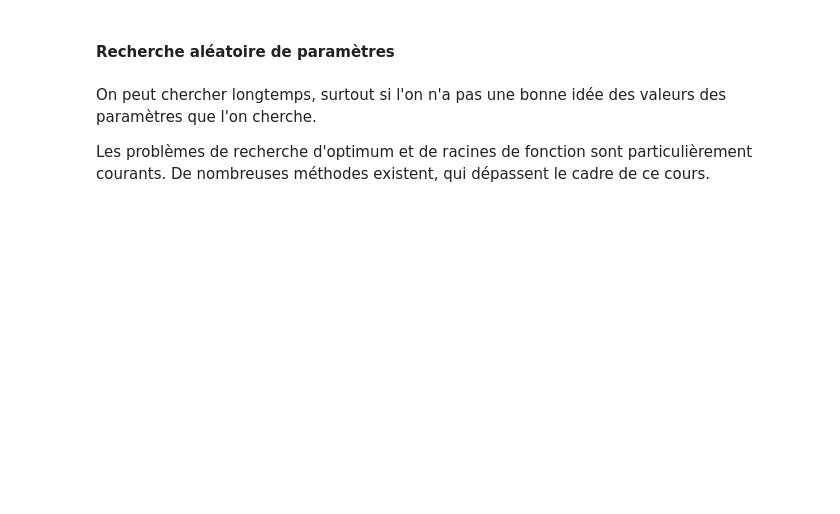
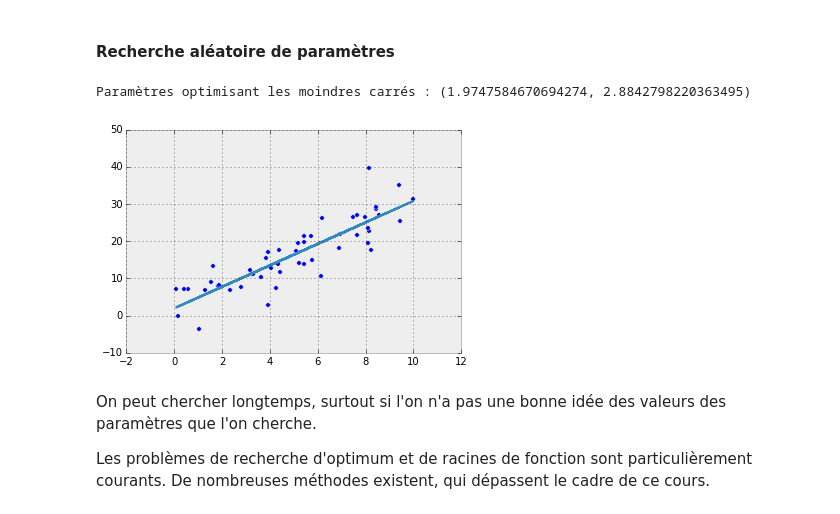
Before and after one commit to BernadetteMJ/Villebon-5.2-Analyse-Donnees-2017, a Jupyter notebook: 2.Regression_Lineaire/Regression_2_Moindre_Carre_Optimisation.ipynb, the cells around one changed output. Drawn from its saved outputs; the diff is of its cells as text; code cells hidden in the pictures; blank space fills up the shorter version.

```diff
--- a/2.Regression_Lineaire/Regression_2_Moindre_Carre_Optimisation.ipynb
+++ b/2.Regression_Lineaire/Regression_2_Moindre_Carre_Optimisation.ipynb
@@ -54,7 +54,7 @@ def linear(x, params=(0,1)):
         numpy.array()
     """
     a, b = params[1], params[0]
-    return b+a*x+5*np.random.normal(size=len(x))
+    return b+a*x+50*np.random.normal(size=len(x))
 # %%
 x = 10*np.random.random(50)
 y = linear(x, (1,3))
@@ -117,20 +120,23 @@ plt.show()
 # %%
 def random_params_search():
     errors = []
     params = []
     #choix arbitraire de recherche entre 0 et 5
-    for p in 5*np.random.rand(10,2):
+    for p in 5*np.random.rand(100,2):
         p = tuple(p)
         c = cost(x,y, linear, p)
         errors.append(c)
         params.append(p)
     return params[errors.index(min(errors))]
 
 best = random_params_search()
 print "Paramètres optimisant les moindres carrés :", best
 plt.scatter(x,y)
 plt.plot(x,best[0]+best[1]*x)
 plt.show()
+# %% [output]
+Paramètres optimisant les moindres carrés : (1.9747584670694274, 2.8842798220363495)
+[figure, added]
 # %% [markdown]
 On peut chercher longtemps, surtout si l'on n'a pas une bonne idée des valeurs des paramètres que l'on cherche.
 
```
Also changed, not shown: parts of 10 cells of this notebook.
